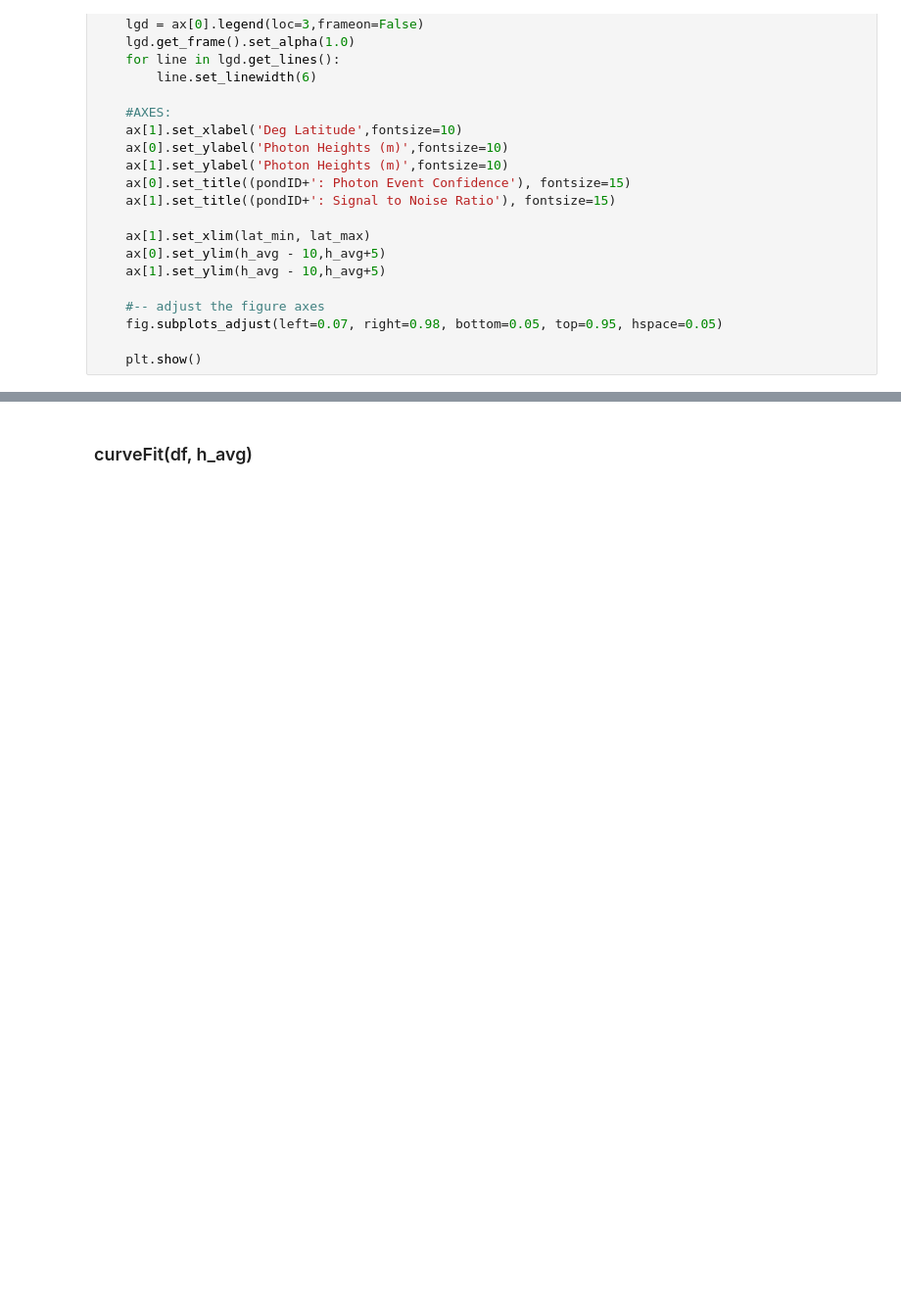
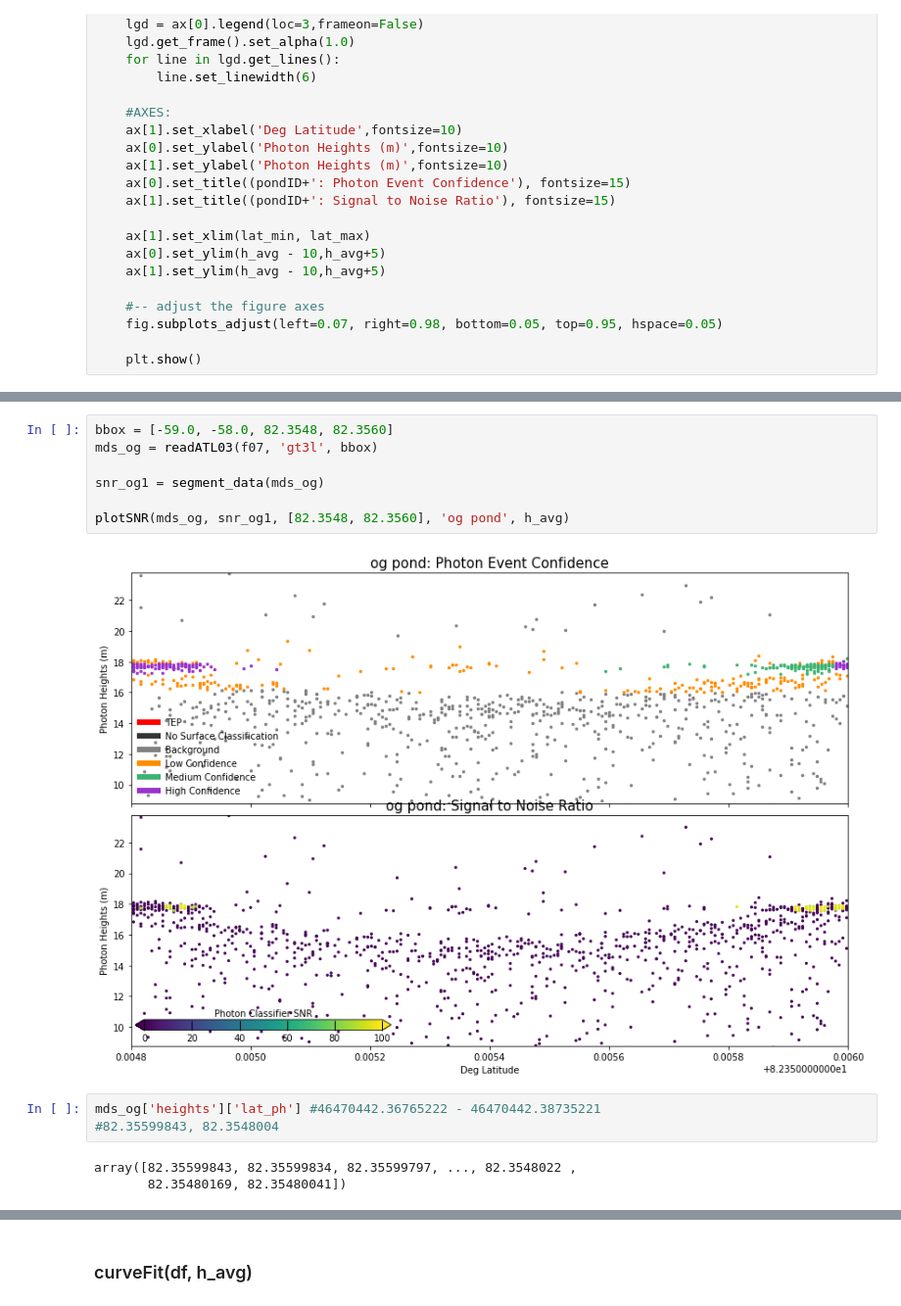
Before and after one commit to MiaVanderwilt/meltponds-pub, a Jupyter notebook: ICESat2_PondDetection.ipynb, the cells around one changed output, grey strips where cells are left out. Shown at 98% size. Cells and saved outputs as stored; diff of their text form; blank space fills up the shorter version.

```diff
--- a/ICESat2_PondDetection.ipynb
+++ b/ICESat2_PondDetection.ipynb
@@ -526,0 +612,15 @@ def plotSNR(mds, SNR, bounds, pondID, h_avg):
+# %%
+bbox = [-59.0, -58.0, 82.3548, 82.3560]
+mds_og = readATL03(f07, 'gt3l', bbox)
+
+snr_og1 = segment_data(mds_og)
+
+plotSNR(mds_og, snr_og1, [82.3548, 82.3560], 'og pond', h_avg)
+# %% [output]
+[figure, added]
+# %%
+mds_og['heights']['lat_ph'] #46470442.36765222 - 46470442.38735221
+#82.35599843, 82.3548004
+# %% [output]
+array([82.35599843, 82.35599834, 82.35599797, ..., 82.3548022 ,
+       82.35480169, 82.35480041])
```
Also changed, not shown: parts of 36 cells of this notebook.
